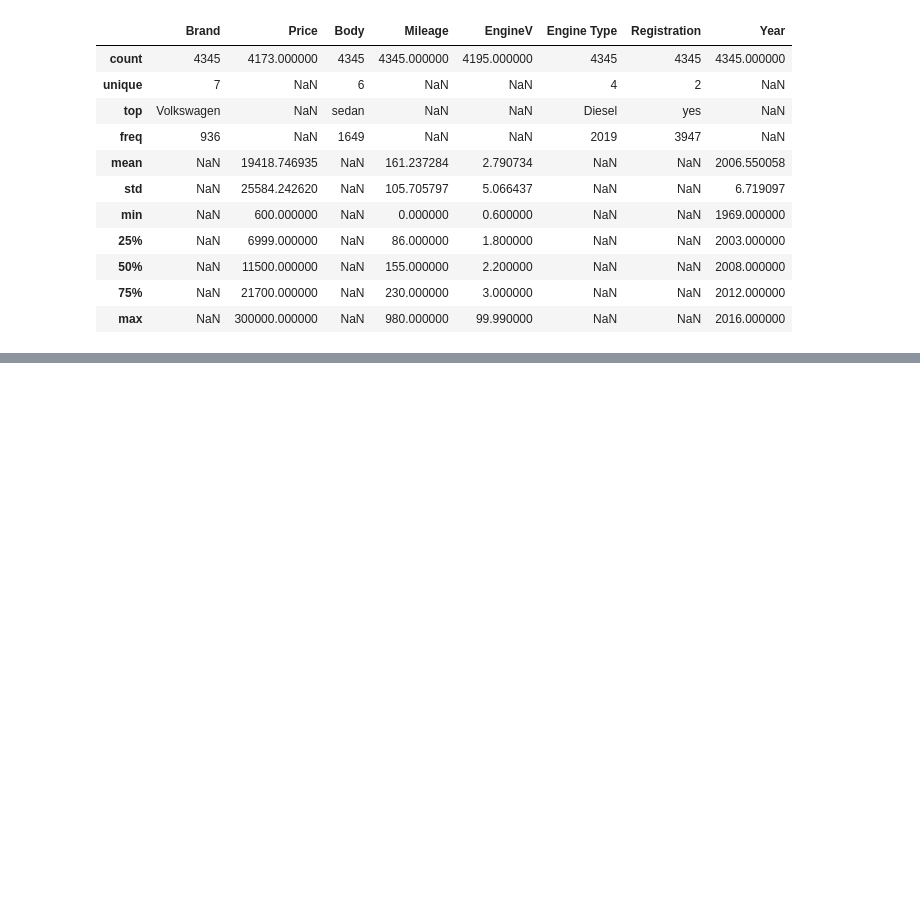
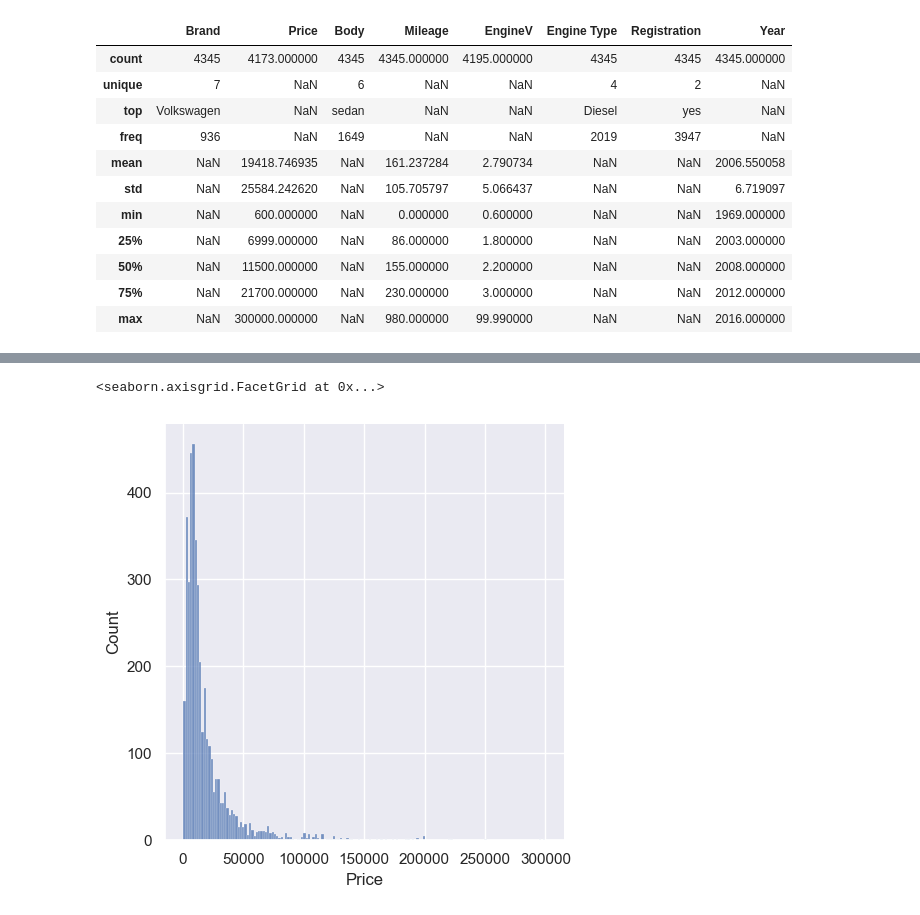
Before and after one commit to Kyotun/ML, a Jupyter notebook: car_price/main.ipynb, the cells around one changed output, grey strips where cells are left out. Drawn from its saved outputs; the diff is of its cells as text; code cells hidden in the pictures; blank space fills up the shorter version.

Commit message:
Car price project, added section -> Preprocess data.

```diff
--- a/car_price/main.ipynb
+++ b/car_price/main.ipynb
@@ -50,0 +67,5 @@ data.describe(include='all')
+# %%
+data_no_mv = data.dropna(axis=0)
+#.dropna() = remove missing values
+#axis = 0, look for rows
+data_no_mv.describe(include='all')
@@ -50,0 +85,9 @@ data.describe(include='all')
+# %%
+import seaborn as sns
+sns.set_theme()
+# %%
+sns.displot(data_no_mv['Price'])
+#plotting the probability distribution function
+# %% [output]
+<seaborn.axisgrid.FacetGrid at 0x...>
+[figure, added]
```
Also changed, not shown: parts of 24 cells of this notebook.
